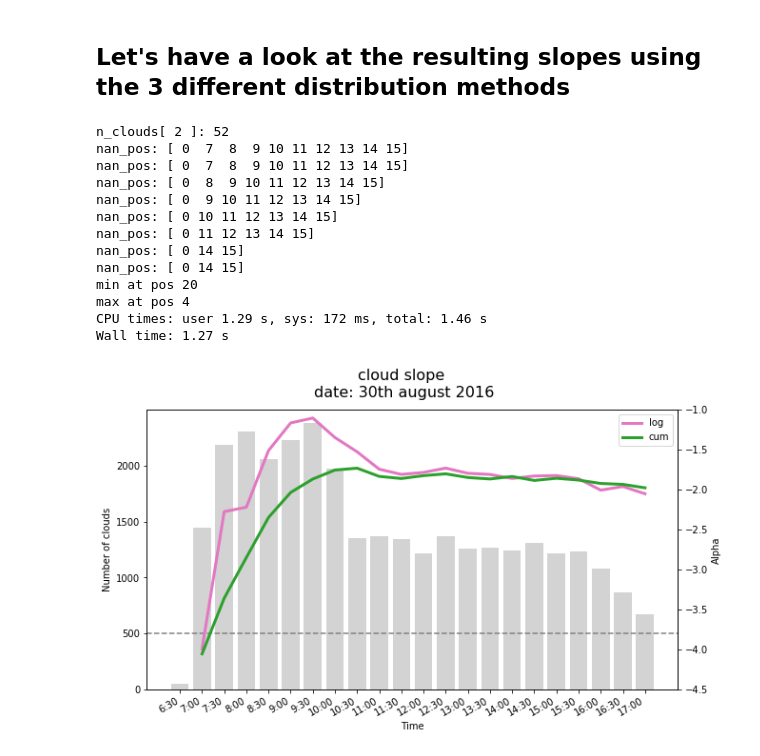
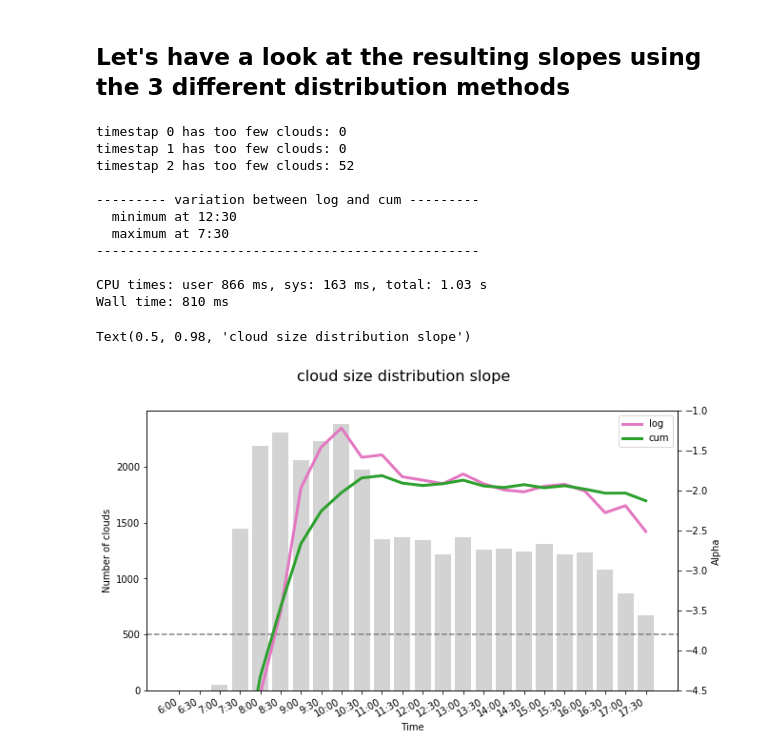
Before and after one commit to tillvondenhoff/SHK_project, a Jupyter notebook: cloudAnalysis.ipynb, the cells around one changed output. Cells and saved outputs as stored; diff of their text form; code cells hidden in the pictures.

```diff
--- a/cloudAnalysis.ipynb
+++ b/cloudAnalysis.ipynb
@@ -55,66 +55,69 @@ from cloud_and_plumes_slopes import *
 reload(cloud_and_plumes_slopes)
 import matplotlib.pyplot as plt
 
-thresh      = 1e-6
-min_pixel   = 4
+ref_min     = 1e-6
+min_pixel   = 7
 bin_n       = 15
 bin_min     = 25
 bin_max     = 2000
 n_cloud_min = 500
 
+start_time  = 6.0
+increment   = .5
+
 n_clouds = []
 time = np.arange(len(cloud_data.variables['time'][:]))
 data = cloud_data.variables['ql'][time,:,:]
-time, n_clouds, slope_lin, slope_log, slope_com = plot_cloud_alpha(data,time,bin_n,bin_min,bin_max,thresh,min_pixel,n_cloud_min)
+
+time, n_clouds, slope_lin, slope_log, slope_cum = plot_cloud_alpha(data,time,bin_n,bin_min,bin_max,ref_min,min_pixel,n_cloud_min)
 
 slope_var = []
-
 for i in range(len(slope_log)):
     if np.isnan(slope_log[i]):
         slope_var.append(slope_log[i])
     else:
-        slope_var.append(np.abs(slope_log[i]-slope_com[i]))
+        slope_var.append(np.abs(slope_log[i]-slope_cum[i]))
 
-print ('min at pos',np.nanargmin(slope_var)+len(cloud_data.variables['time'][:])-len(time))
-print ('max at pos',np.nanargmax(slope_var)+len(cloud_data.variables['time'][:])-len(time))
-time_labels = ['6:30','7:00','7:30','8:00','8:30','9:00','9:30','10:00','10:30','11:00','11:30','12:00','12:30','13:00','13:30','14:00','14:30','15:00','15:30','16:00','16:30','17:00']
+time_labels = get_time_labels(start_time, increment, len(time))
+
+print('\n--------- variation between log and cum ---------')
+print('  minimum at',time_labels[np.nanargmin(slope_var)+len(cloud_data.variables['time'][:])-len(time)])
+print('  maximum at',time_labels[np.nanargmax(slope_var)+len(cloud_data.variables['time'][:])-len(time)])
+print('-------------------------------------------------\n')
 
 axes = plt
 axes.figure(figsize=(10,6))
-axes.bar(time_labels, n_clouds, color='lightgrey')
+axes.bar(time, n_clouds, color='lightgrey')
 axes.axhline(y=n_cloud_min, color='grey', linestyle='--')
-#min_time = np.asarray(time_labels[np.asarray(n_clouds)<n_cloud_min])
-#axes.bar(min_time, n_clouds, color='orange')
 
 axes.xlabel('Time')
 axes.ylabel('Number of clouds')
-#axes.title('Power-law distribution with log scales')
 
 axes2 = axes.twinx()
+axes2.set_ylabel('Alpha')
 
-axes2.set_ylabel('Alpha')
-#axes2.plot(time, slope_lin, linewidth=3, color='tab:red', label='lin')
+#axes2.plot(time_labels, slope_lin, linewidth=3, color='tab:red', label='lin')
 axes2.plot(time_labels, slope_log, linewidth=3, color='tab:pink', label='log')
-axes2.plot(time_labels, slope_com, linewidth=3, color='tab:green', label='cum')
+axes2.plot(time_labels, slope_cum, linewidth=3, color='tab:green', label='cum')
+
 plt.ylim(-4.5,-1)
+plt.gcf().autofmt_xdate()
+plt.legend()
+plt.suptitle('cloud size distribution slope', fontsize=16)
 
-plt.legend()
-plt.suptitle('cloud slope \ndate: 30th august 2016', fontsize=16)
-plt.gcf().autofmt_xdate()
-plt.savefig('log_com_slopes_clouds_20160830.pdf',bbox_inches='tight')
+#plt.savefig('log_cum_slopes_clouds.pdf',bbox_inches='tight')
 # %% [output]
-n_clouds[ 2 ]: 52
-nan_pos: [ 0  7  8  9 10 11 12 13 14 15]
-nan_pos: [ 0  7  8  9 10 11 12 13 14 15]
-nan_pos: [ 0  8  9 10 11 12 13 14 15]
-nan_pos: [ 0  9 10 11 12 13 14 15]
-nan_pos: [ 0 10 11 12 13 14 15]
-nan_pos: [ 0 11 12 13 14 15]
-nan_pos: [ 0 14 15]
-nan_pos: [ 0 14 15]
-min at pos 20
-max at pos 4
-CPU times: user 1.29 s, sys: 172 ms, total: 1.46 s
-Wall time: 1.27 s
+timestap 0 has too few clouds: 0
+timestap 1 has too few clouds: 0
+timestap 2 has too few clouds: 52
+
+--------- variation between log and cum ---------
+  minimum at 12:30
+  maximum at 7:30
+-------------------------------------------------
+
+CPU times: user 866 ms, sys: 163 ms, total: 1.03 s
+Wall time: 810 ms
+Text(0.5, 0.98, 'cloud size distribution slope')
-[figure, old version]
+[figure, new version]
 # %% [markdown]
```
Also changed, not shown: parts of 13 cells of this notebook.
